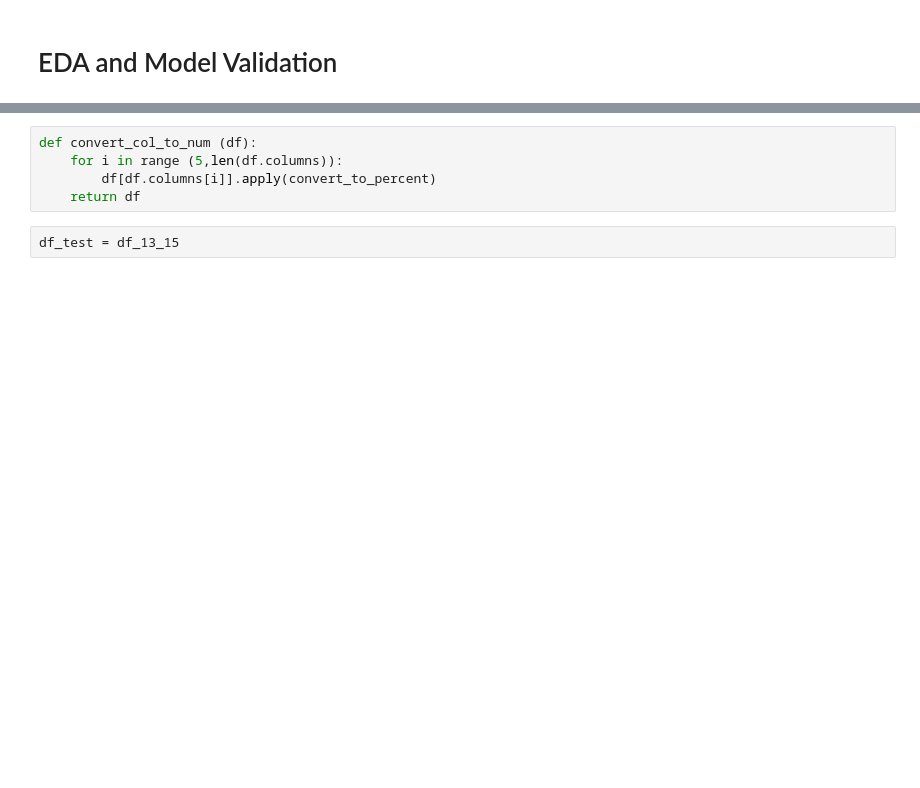
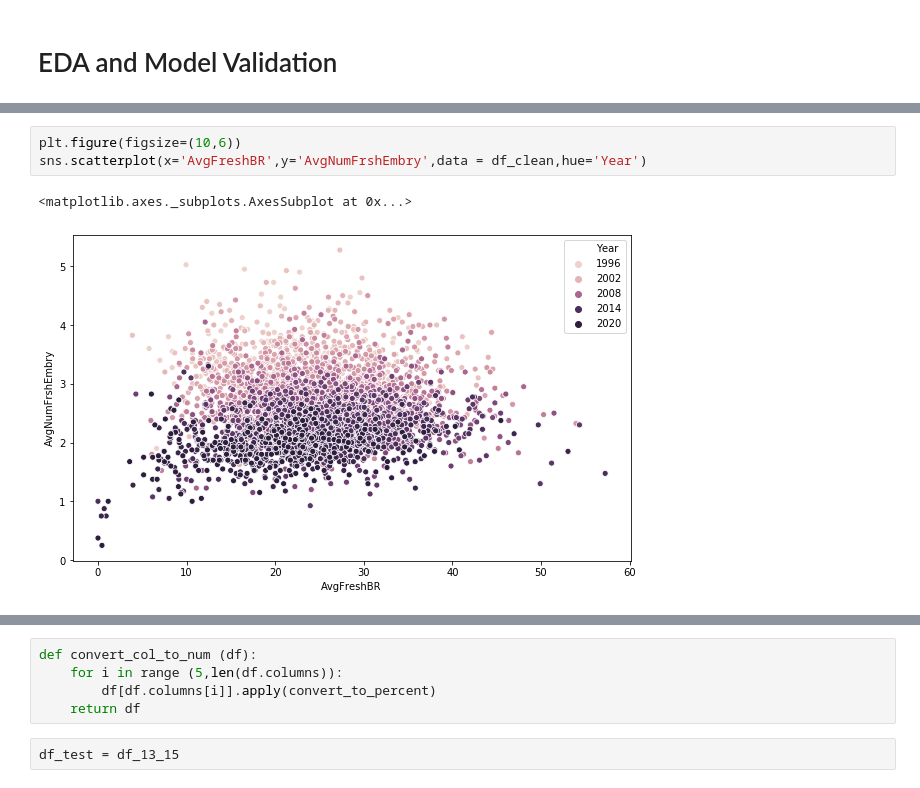
Before and after one commit to jberger1221/Insight, a Jupyter notebook: Clean_Data.ipynb, the cells around one changed output, grey strips where cells are left out. Drawn from its saved outputs; the diff is of its cells as text; blank space fills up the shorter version.

```diff
--- a/Clean_Data.ipynb
+++ b/Clean_Data.ipynb
@@ -220,0 +319,6 @@ df_13_15.head(5)
+# %%
+plt.figure(figsize=(10,6))
+sns.scatterplot(x='AvgFreshBR',y='AvgNumFrshEmbry',data = df_clean,hue='Year')
+# %% [output]
+<matplotlib.axes._subplots.AxesSubplot at 0x...>
+[figure, added]
```
Also changed, not shown: parts of 63 cells of this notebook.
